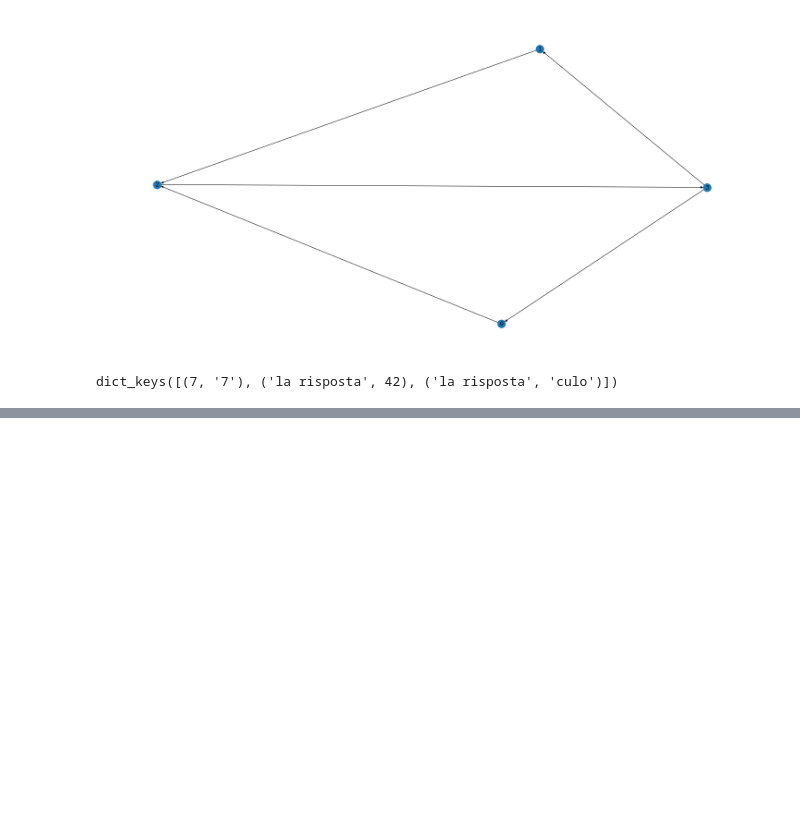
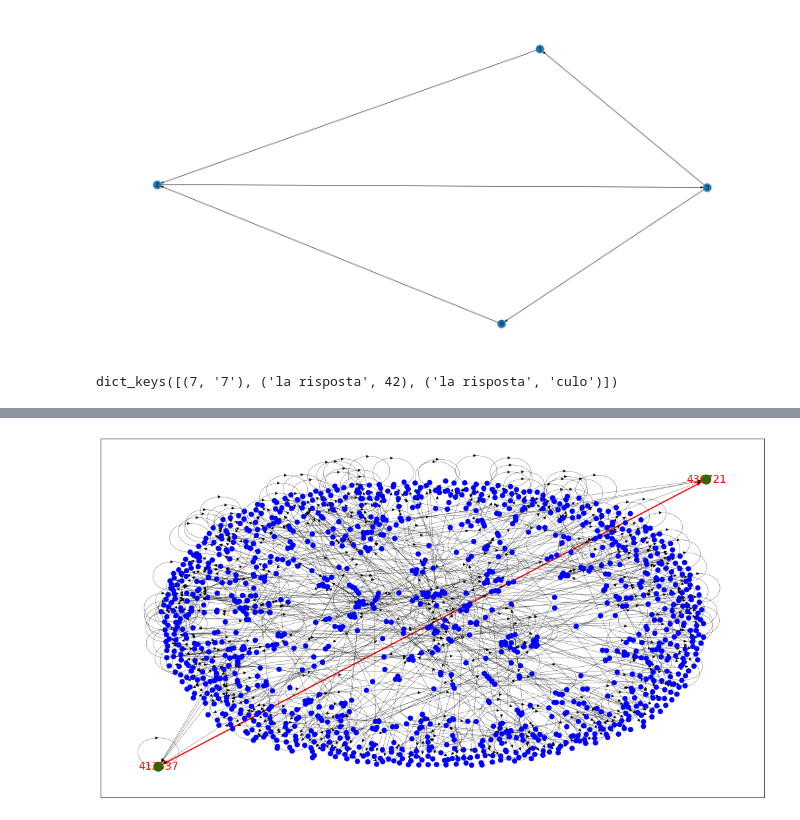
Before and after one commit to MartinaMlz/ADM_HW5, a Jupyter notebook: chri_4.ipynb, the cells around one changed output, grey strips where cells are left out. Cells and saved outputs as stored; diff of their text form; code cells hidden in the pictures; blank space fills up the shorter version.

```diff
--- a/chri_4.ipynb
+++ b/chri_4.ipynb
@@ -973,0 +1207,31 @@ dict_keys([(7, '7'), ('la risposta', 42), ('la risposta', 'culo')])
+# %%
+H = nx.subgraph(G, [e[0] for e in edges] + [e[1] for e in edges])
+H = G
+
+node_colors = ["green" if node in [user1, user2] else "blue" for node in H.nodes()]
+node_sizes = list(map(lambda x: 200 if x=='green' else 50, node_colors))
+edge_colors = ['red' if edge in edges else 'black' for edge in H.edges()]
+edge_widths = list(map(lambda x: 1.5 if x=='red' else 0.3, edge_colors))
+# %%
+plt.figure(figsize = (18,10))
+
+pos = nx.spring_layout(H)
+
+labels = {user1 : user1, user2 : user2}
+
+for idx, node in enumerate(H.nodes()):
+    if node == user1:
+        temp1 = list(map(lambda x: x[0],pos.values()))
+        temp2 = list(map(lambda x: x[1],pos.values()))
+        pos[node] = (min(temp1) - 0.01, min(temp2) - 0.01)
+    if node == user2:
+        temp1 = list(map(lambda x: x[0],pos.values()))
+        temp2 = list(map(lambda x: x[1],pos.values()))
+        pos[node] = (max(temp1) + 0.01, max(temp2) + 0.01)
+
+nx.draw_networkx_nodes(H, pos = pos, node_color = node_colors, node_size = node_sizes)
+nx.draw_networkx_edges(H, pos=pos, edge_color = edge_colors, width = edge_widths)
+nx.draw_networkx_labels(H,{user1 : pos[user1], user2 : pos[user2]} ,labels,font_size=16,font_color='r')
+plt.show()
+# %% [output]
+[figure, added]
```
Also changed, not shown: parts of 7 cells of this notebook.
